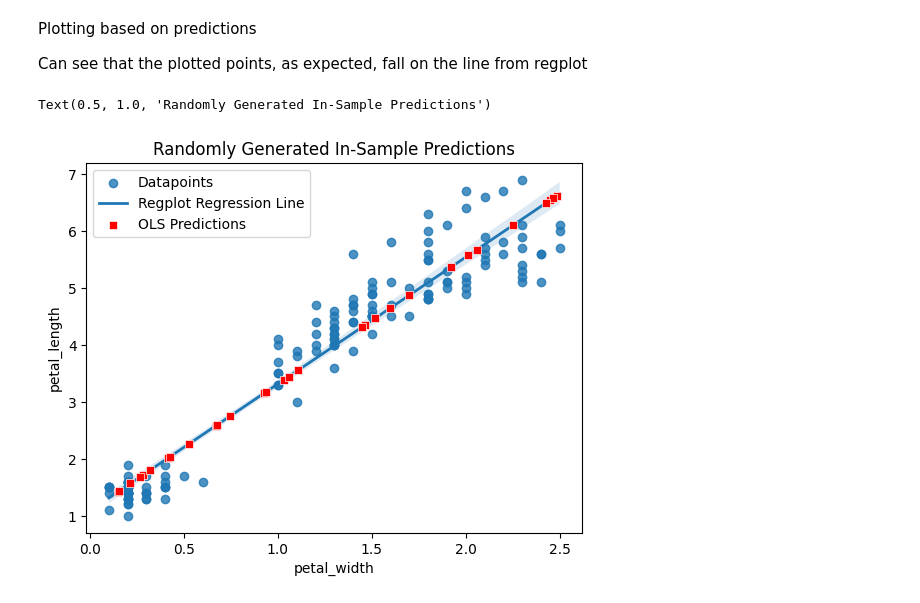
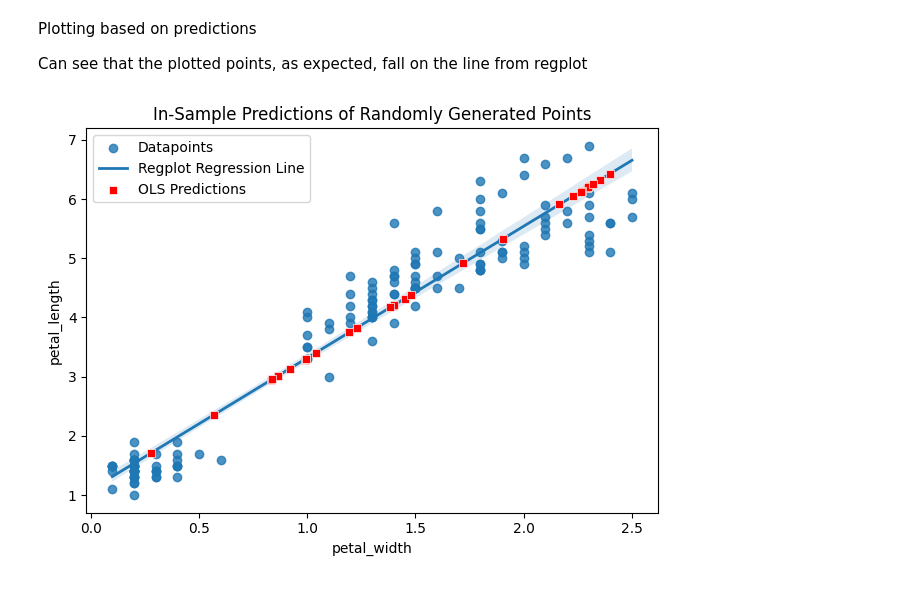
Before and after one commit to Andreas-Svensson/statistics, a Jupyter notebook: project/analysis.ipynb, the cells around one changed output. Saved outputs shown, nothing was run; the diff lists cells and outputs as text; code cells hidden in the pictures.

Commit message:
changed figure title

```diff
--- a/project/analysis.ipynb
+++ b/project/analysis.ipynb
@@ -351,24 +351,25 @@ Can see that the plotted points, as expected, fall on the line from regplot
 # %%
 # generating random x-values between min and max of petal width measurements (in-sample points)
 random_points = pd.DataFrame(np.random.uniform(min(iris["petal_width"]), max(iris["petal_width"]), 30), columns = ["petal_width"])
 
 # making y-value predictions based on x-values
 ypred = model.predict(random_points)
 
 # plotting entire dataset
 sns.regplot(iris,
     x = "petal_width",
     y = "petal_length",
     label = "Datapoints", line_kws = dict(linewidth = 2, label = "Regplot Regression Line"))
 
 # plotting predicted points on top, expecting to see them line up with the regression line from regplot
 sns.scatterplot(x = random_points["petal_width"], y = ypred,
     zorder = 10, # high z-order to display points on top of regression line instead of below it
     color = "red", marker = "s", label = "OLS Predictions")
 
-plt.title("Randomly Generated In-Sample Predictions")
+plt.title("In-Sample Predictions of Randomly Generated Points")
+
+plt.tight_layout()
 
 # plt.savefig("assets/in_sample_prediction");
 # %% [output]
-Text(0.5, 1.0, 'Randomly Generated In-Sample Predictions')
-[figure, old version]
+[figure, new version]
```
Also changed, not shown: parts of 1 cell of this notebook, 1 other file.
